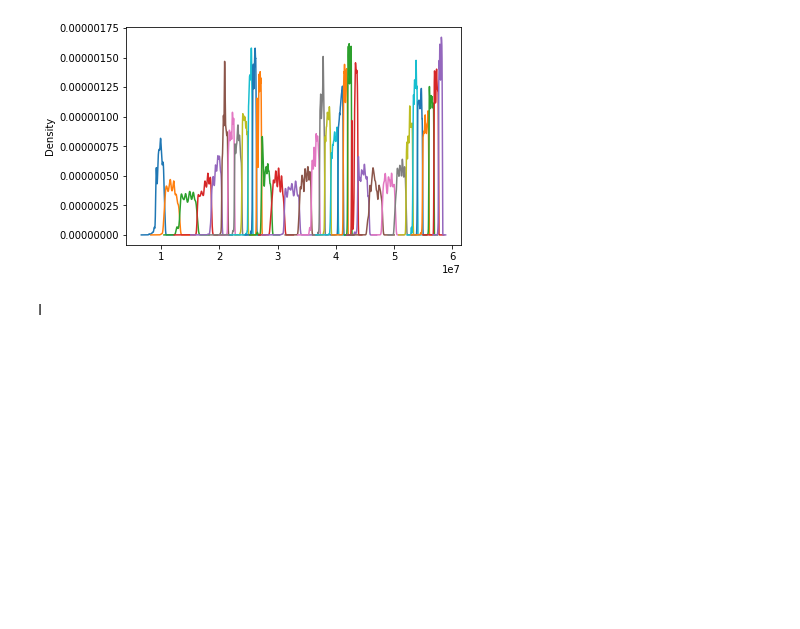
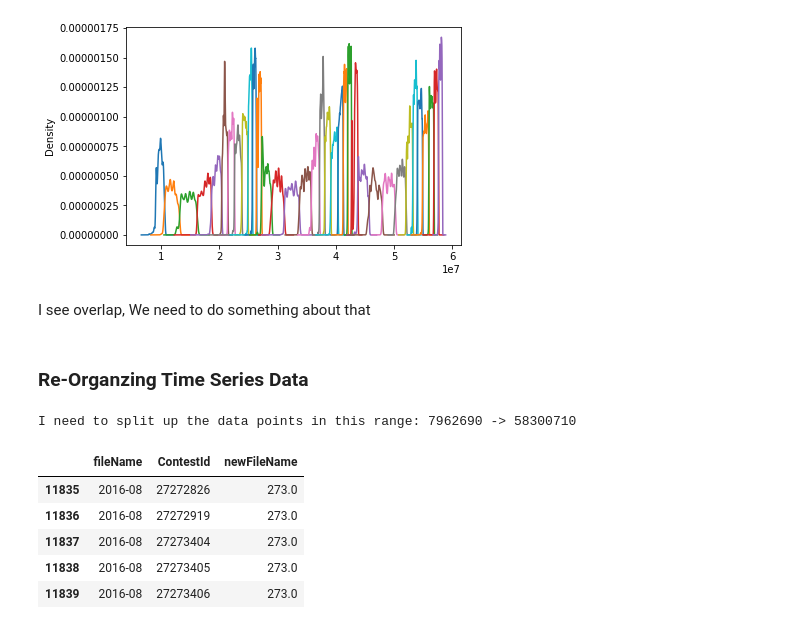
Before and after one commit to WPI-Draftkings-MQP/dkNotebook, a Jupyter notebook: Time Series Management.ipynb, the cells around one changed output. Cells and saved outputs as stored; diff of their text form; code cells hidden in the pictures; blank space fills up the shorter version.

```diff
--- a/Time Series Management.ipynb
+++ b/Time Series Management.ipynb
@@ -58,5 +58,27 @@ fileName
 2018-07    AxesSubplot(0.125,0.125;0.775x0.755)
 dtype: object
 [figure]
-# %% [markdown]
-I
+# %% [markdown]
+I see overlap, We need to do something about that
+# %% [markdown]
+### Re-Organzing Time Series Data
+# %%
+minId = frame['ContestId'].min()
+maxId = frame['ContestId'].max()
+print("I need to split up the data points in this range:", minId, "->", maxId)
+# %% [output]
+I need to split up the data points in this range: 7962690 -> 58300710
+# %%
+stepSize = 100000
+startIndex = round(minId, -5)
+endIndex = (round(maxId, -5)+stepSize)
+idRange = np.arange(startIndex,  endIndex, stepSize)
+frame = frame.assign(newFileName = lambda x: (round(x.ContestId/stepSize)))
+frame.tail()
+# %% [output]
+|  | fileName | ContestId | newFileName |
+| 11835 | 2016-08 | 27272826 | 273.0 |
+| 11836 | 2016-08 | 27272919 | 273.0 |
+| 11837 | 2016-08 | 27273404 | 273.0 |
+| 11838 | 2016-08 | 27273405 | 273.0 |
+| 11839 | 2016-08 | 27273406 | 273.0 |
```
Also changed, not shown: parts of 3 cells of this notebook.
